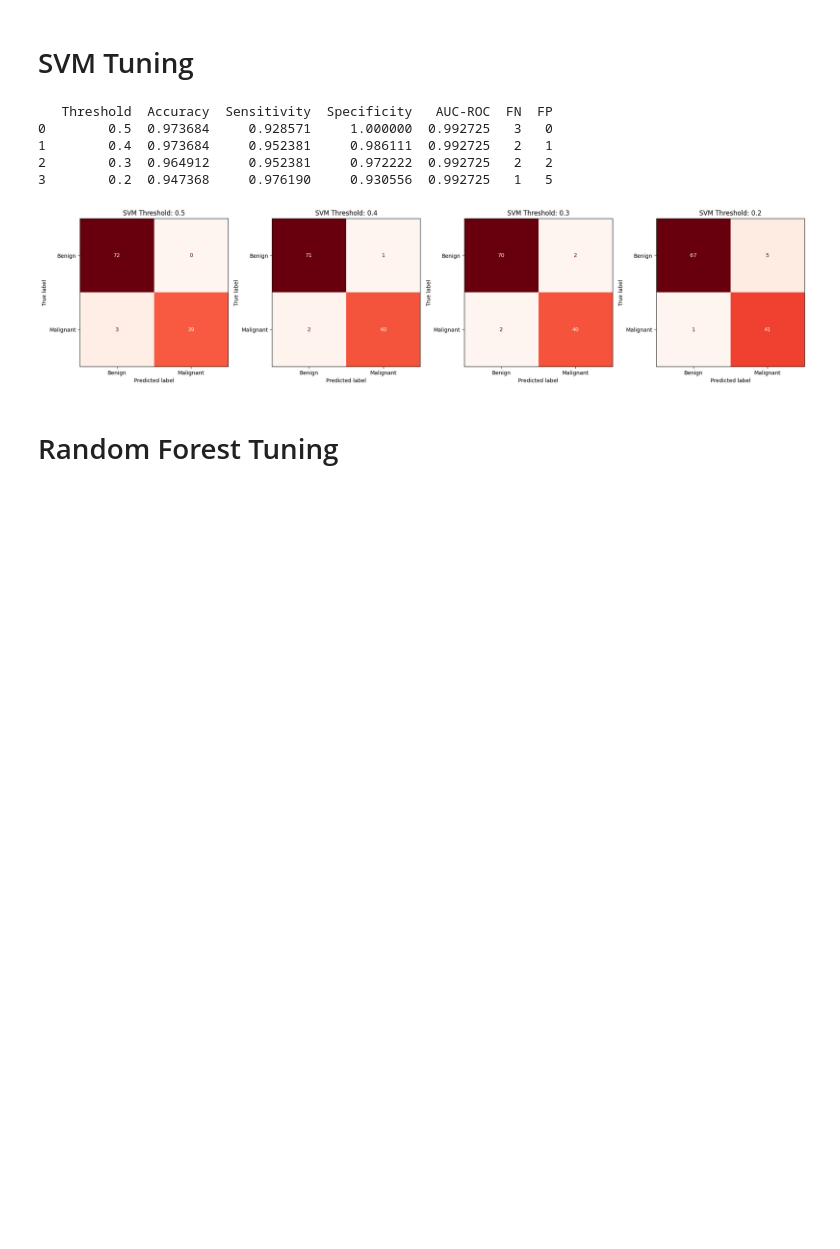
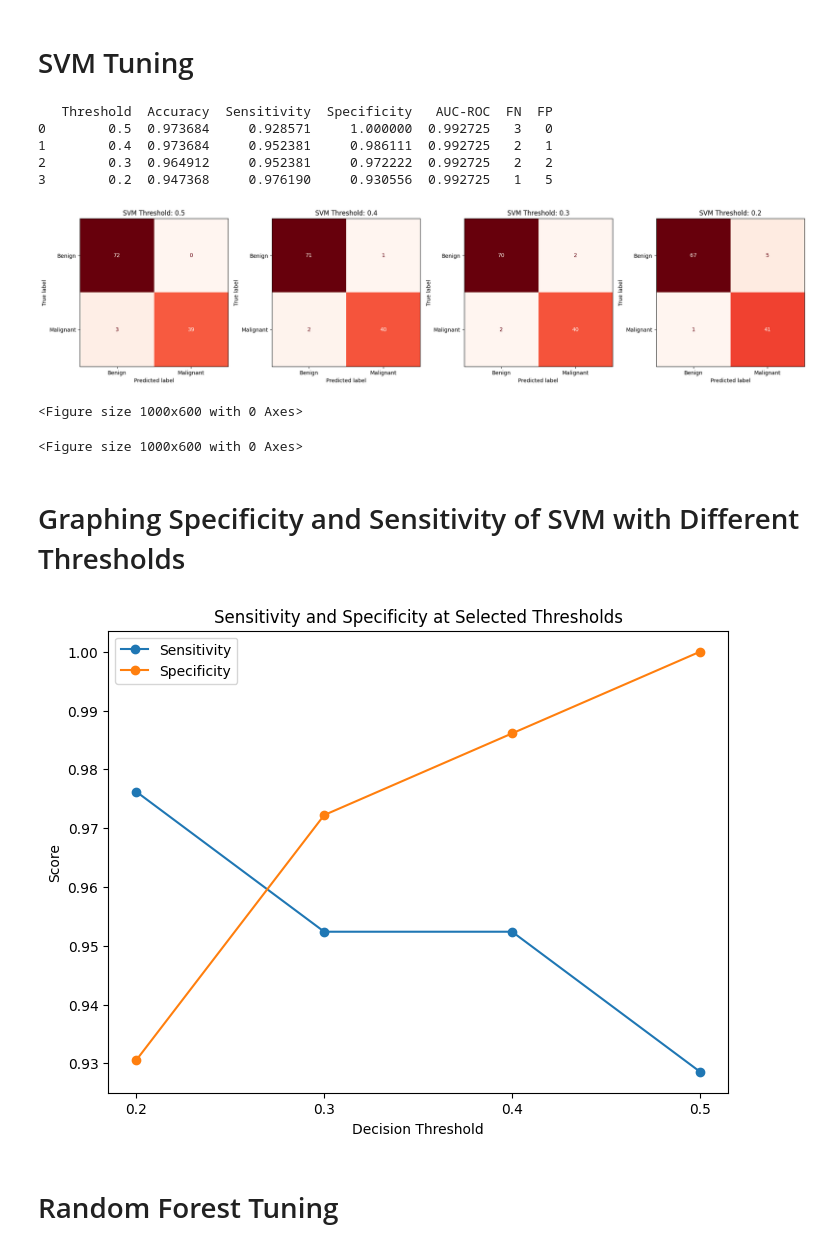
Before and after one commit to sarahcreighton/breast-cancer-classifier, a Jupyter notebook: notebooks/03_SMV_and_RF.ipynb, the cells around one changed output. Cells and saved outputs as stored; diff of their text form; code cells hidden in the pictures; blank space fills up the shorter version.

Commit message:
Updated with plots of sensitivity vs specificity - 04Mar2026

```diff
--- a/notebooks/03_SMV_and_RF.ipynb
+++ b/notebooks/03_SMV_and_RF.ipynb
@@ -142,6 +142,7 @@ y_probs = svm_advanced.predict_proba(X_test_scaled)[:, 1]
 # Setting up the subplots for confusion matrices
 fig, axes = plt.subplots(1, 4, figsize=(20, 5))
 results = []
+
 
 for i, t in enumerate(thresholds):
     # Calculating binary predictions based on the current threshold
@@ -185,6 +186,8 @@ print(results_df)
 
 plt.tight_layout()
 plt.show()
+
+plt.figure(figsize=(10, 6))
 # %% [output]
    Threshold  Accuracy  Sensitivity  Specificity   AUC-ROC  FN  FP
 0        0.5  0.973684     0.928571     1.000000  0.992725   3   0
@@ -192,6 +195,38 @@ plt.show()
 2        0.3  0.964912     0.952381     0.972222  0.992725   2   2
 3        0.2  0.947368     0.976190     0.930556  0.992725   1   5
 [figure]
+<Figure size 1000x600 with 0 Axes>
+<Figure size 1000x600 with 0 Axes>
+# %% [markdown]
+# Graphing Specificity and Sensitivity of SVM with Different Thresholds
+# %%
+sensitivities = []
+specificities = []
+
+for t in thresholds:
+    y_pred_t = (y_probs >= t).astype(int)
+    tn, fp, fn, tp = confusion_matrix(y_test, y_pred_t).ravel()
+
+    sensitivity = tp / (tp + fn)
+    specificity = tn / (tn + fp)
+
+    sensitivities.append(sensitivity)
+    specificities.append(specificity)
+
+plt.figure(figsize=(8, 6))
+plt.plot(thresholds, sensitivities, marker='o', label="Sensitivity")
+plt.plot(thresholds, specificities, marker='o', label="Specificity")
+
+# Force x-axis to show only these thresholds
+plt.xticks(thresholds)
+
+plt.xlabel("Decision Threshold")
+plt.ylabel("Score")
+plt.title("Sensitivity and Specificity at Selected Thresholds")
+plt.legend()
+plt.show()
+# %% [output]
+[figure, added]
 # %% [markdown]
 # Random Forest Tuning
 # %%
```
Also changed, not shown: parts of 4 cells of this notebook.
